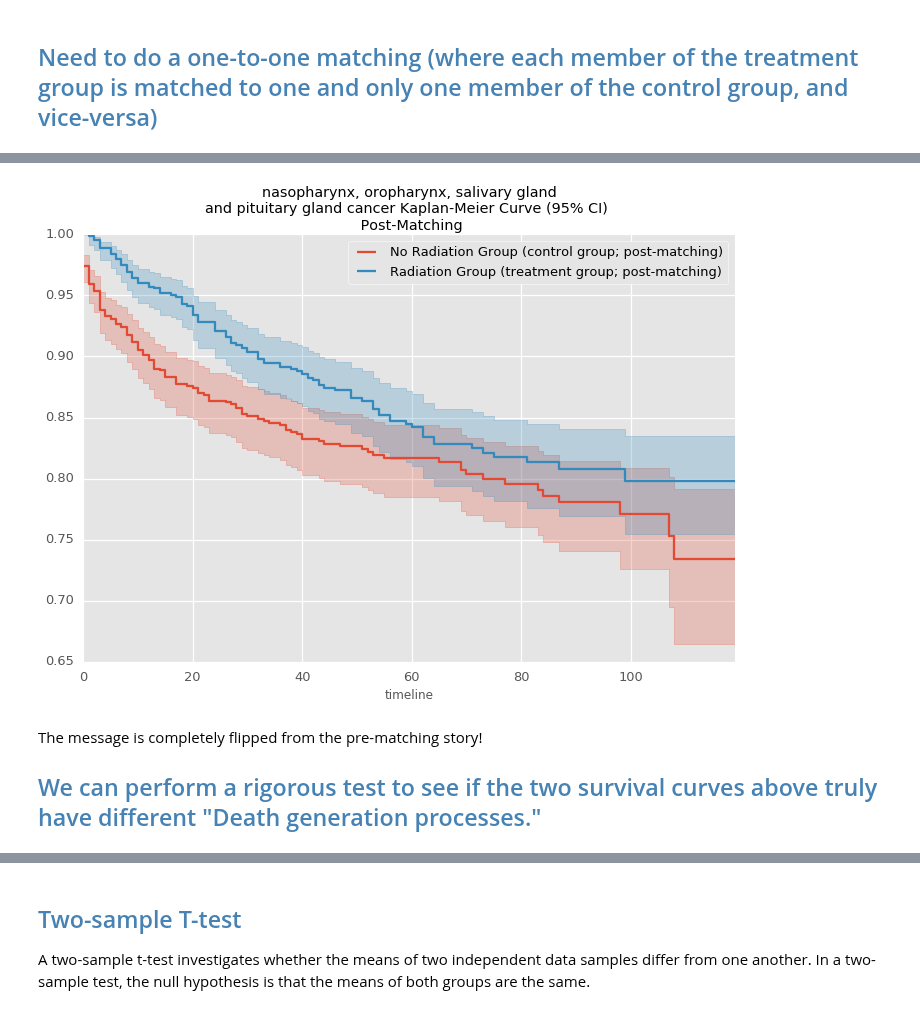
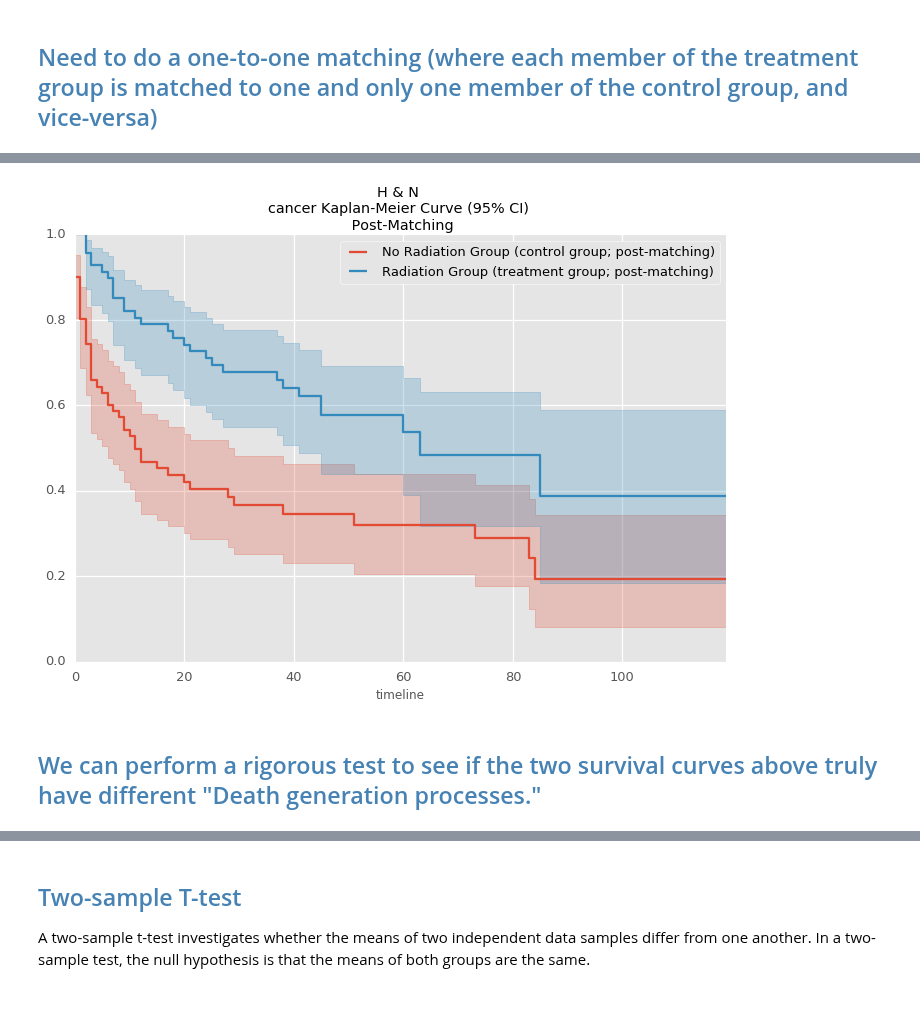
Before and after one commit to doolingdavid/SEERMATCH2, a Jupyter notebook: all_other_example.ipynb, the cells around one changed output, grey strips where cells are left out. Cells and saved outputs as stored; diff of their text form; code cells hidden in the pictures.

```diff
--- a/all_other_example.ipynb
+++ b/all_other_example.ipynb
@@ -277,7 +321,7 @@ It looks like radiation is only used when surgery is not an option (for more adv
 # %%
 resgoodpop['YR_BRTH'] = resgoodpop['YR_BRTH'].astype('int')
 resgoodpop['AGE_DX'] = resgoodpop['AGE_DX'].astype('int')
-resgoodpop['CSTUMSIZ'] = resgoodpop['CSTUMSIZ'].astype('float')
+#resgoodpop['CSTUMSIZ'] = resgoodpop['CSTUMSIZ'].astype('float')
 resgoodpop['lat'] = resgoodpop['lat'].astype('float')
 resgoodpop['lng'] = resgoodpop['lng'].astype('float')
 resgoodpop['srv_time_mon'] = resgoodpop['srv_time_mon'].astype('float')
@@ -434,25 +505,25 @@ dftreeleague['neighbor_1_League'] = dftreeleague['neighbor_1'].apply(get_league)
 dftreeleague['neighbor_2_League'] = dftreeleague['neighbor_2'].apply(get_league)
 dftreeleague['neighbor_3_League'] = dftreeleague['neighbor_3'].apply(get_league)
 
-neighbor_1_match = (dftreeleague['neighbor_1_League'] == 0)
+neighbor_1_match = (dftreeleague['neighbor_1_League'] == 1)
 
-dist1filter = (dftreeleague['distance_1'] <= 3)
-dist2filter = (dftreeleague['distance_2'] <= 3)
-dist3filter = (dftreeleague['distance_3'] <= 3)
+dist1filter = (dftreeleague['distance_1'] <= 4)
+dist2filter = (dftreeleague['distance_2'] <= 4)
+dist3filter = (dftreeleague['distance_3'] <= 4)
 
 one = dftreeleague[['neighbor_1','distance_1',
                   'neighbor_1_League'
 ]][(dftreeleague['neighbor_1_League'] != dftreeleague['League']) & (neighbor_1_match) & (dist1filter)].copy()
 
 
-neighbor_2_match = (dftreeleague['neighbor_2_League'] == 0)
+neighbor_2_match = (dftreeleague['neighbor_2_League'] == 1)
 
 two = dftreeleague[['neighbor_2','distance_2',
                   'neighbor_2_League'
 ]][(dftreeleague['neighbor_2_League'] != dftreeleague['League']) & (neighbor_2_match) & (dist2filter)].copy()
 
 
-neighbor_3_match = (dftreeleague['neighbor_3_League'] == 0)
+neighbor_3_match = (dftreeleague['neighbor_3_League'] == 1)
 
 three = dftreeleague[['neighbor_3','distance_3',
                   'neighbor_3_League'
@@ -481,7 +552,7 @@ from collections import defaultdict
 
 dd = defaultdict(list)
 
-for d in (onedict, twodict):
+for d in (onedict, twodict, threedict):
     for key, value in d.items():
         dd[key].append(value)
 
@@ -515,5 +586,7 @@ controlindices = list(d_t_c.values())
 treatmentindices = list(d_t_c.keys())
 controlindices = list(d_t_c.values())
 
+treatmentindices, controlindices = controlindices, treatmentindices
+
 print(len(controlindices), len(treatmentindices))
 # %% [output]
@@ -550,12 +623,12 @@ kmftreatmentpost.fit(Ttreatment, event_observed=Etreatment, label='Radiation Gro
 # %%
 ax = kmfcontrolpost.plot()
 kmftreatmentpost.plot(ax=ax)
-plt.title("nasopharynx, oropharynx, salivary gland\n"+
-          "and pituitary gland cancer Kaplan-Meier Curve (95% CI) \n Post-Matching");
+plt.title("H & N \n"+
+          "cancer Kaplan-Meier Curve (95% CI) \n Post-Matching");
 # %% [output]
-[figure, old version]
+[figure, new version]
 # %% [markdown]
-The message is completely flipped from the pre-matching story!
+
 
 ## <font color='steelblue'>We can perform a rigorous test to see if the two survival curves above truly have different "Death generation processes."
 # %%
```
Also changed, not shown: parts of 90 cells of this notebook.
